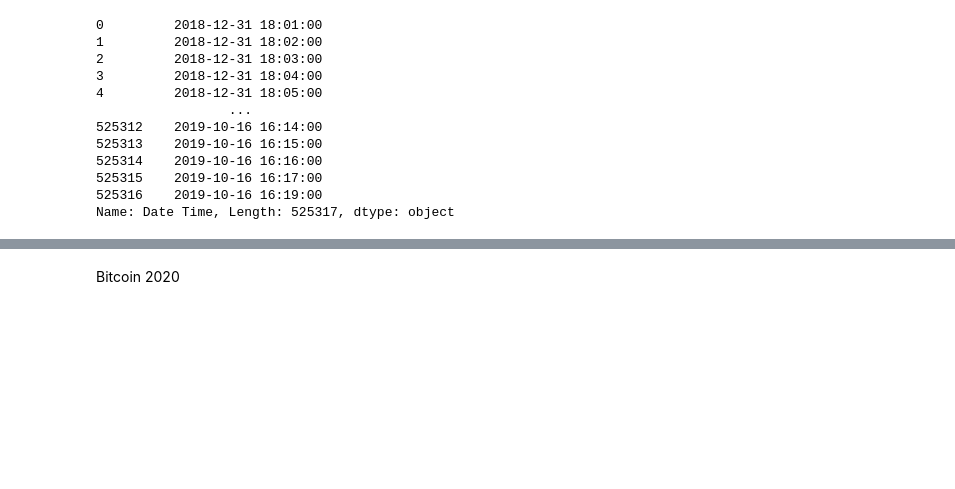
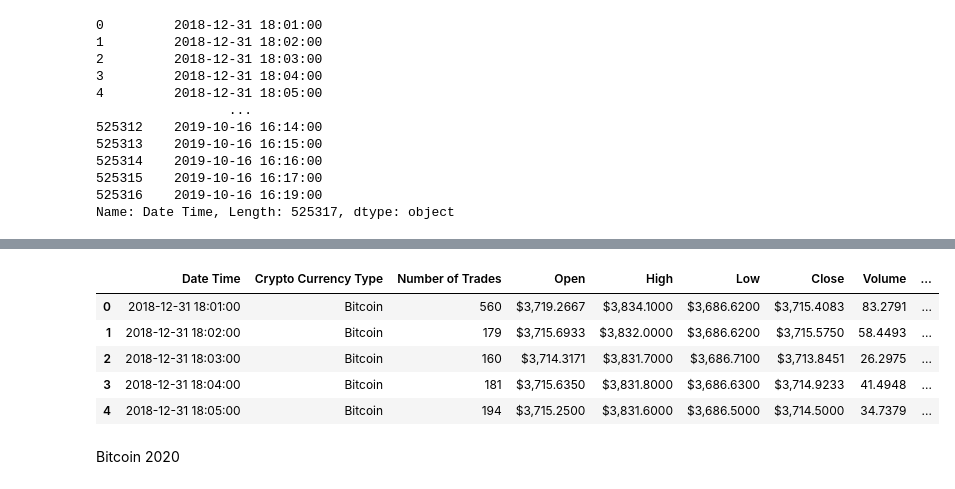
Before and after one commit to Loudju/Project2_Crypto_db, a Jupyter notebook: Bitcoin_Data.ipynb, the cells around one changed output, grey strips where cells are left out. Drawn from its saved outputs; the diff is of its cells as text; code cells hidden in the pictures; blank space fills up the shorter version.

Commit message:
Final touches on code and reorganized final df columns to get ready to write CSV file out.

```diff
--- a/Bitcoin_Data.ipynb
+++ b/Bitcoin_Data.ipynb
@@ -119,3 +120,14 @@ bitcoin19_df.head()
+# %%
+# Organize the columns
+bitcoin19_df = bitcoin19_df[['Date Time','Crypto Currency Type','Number of Trades','Open','High','Low','Close','Volume','VWAP']]
+bitcoin19_df.head()
+# %% [output]
+|  | Date Time | Crypto Currency Type | Number of Trades | Open | High | Low | Close | Volume | ... |
+| 0 | 2018-12-31 18:01:00 | Bitcoin | 560 | $3,719.2667 | $3,834.1000 | $3,686.6200 | $3,715.4083 | 83.2791 | ... |
+| 1 | 2018-12-31 18:02:00 | Bitcoin | 179 | $3,715.6933 | $3,832.0000 | $3,686.6200 | $3,715.5750 | 58.4493 | ... |
+| 2 | 2018-12-31 18:03:00 | Bitcoin | 160 | $3,714.3171 | $3,831.7000 | $3,686.7100 | $3,713.8451 | 26.2975 | ... |
+| 3 | 2018-12-31 18:04:00 | Bitcoin | 181 | $3,715.6350 | $3,831.8000 | $3,686.6300 | $3,714.9233 | 41.4948 | ... |
+| 4 | 2018-12-31 18:05:00 | Bitcoin | 194 | $3,715.2500 | $3,831.6000 | $3,686.5000 | $3,714.5000 | 34.7379 | ... |
 # %% [markdown]
 Bitcoin 2020
 # %%
```
Also changed, not shown: parts of 11 cells of this notebook.
